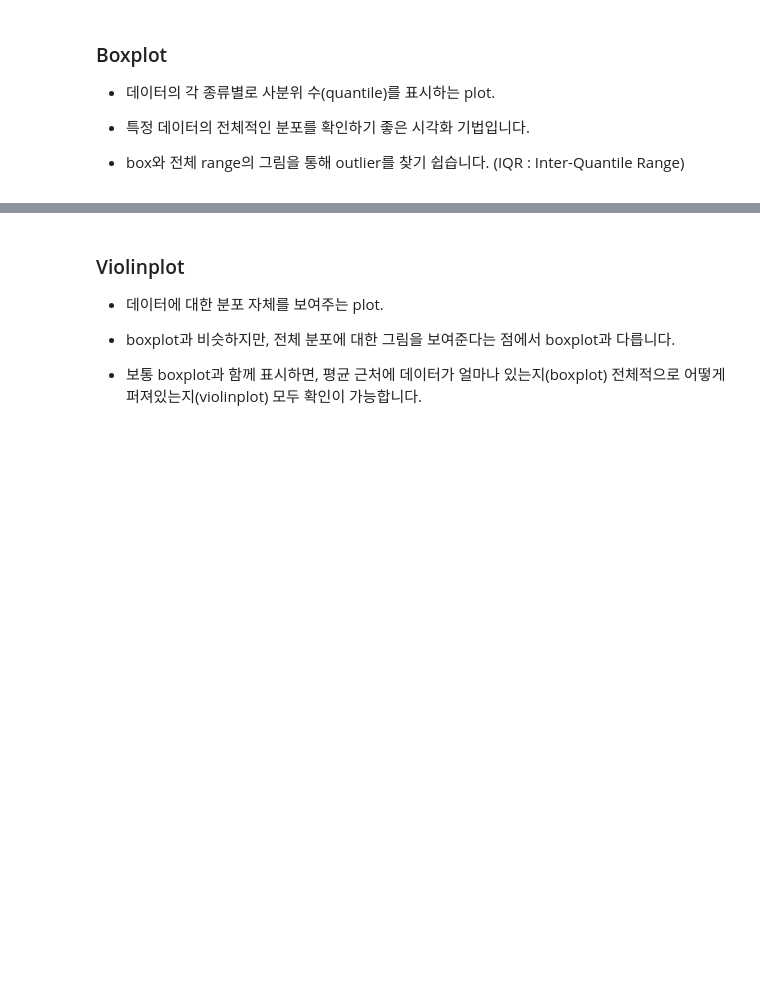
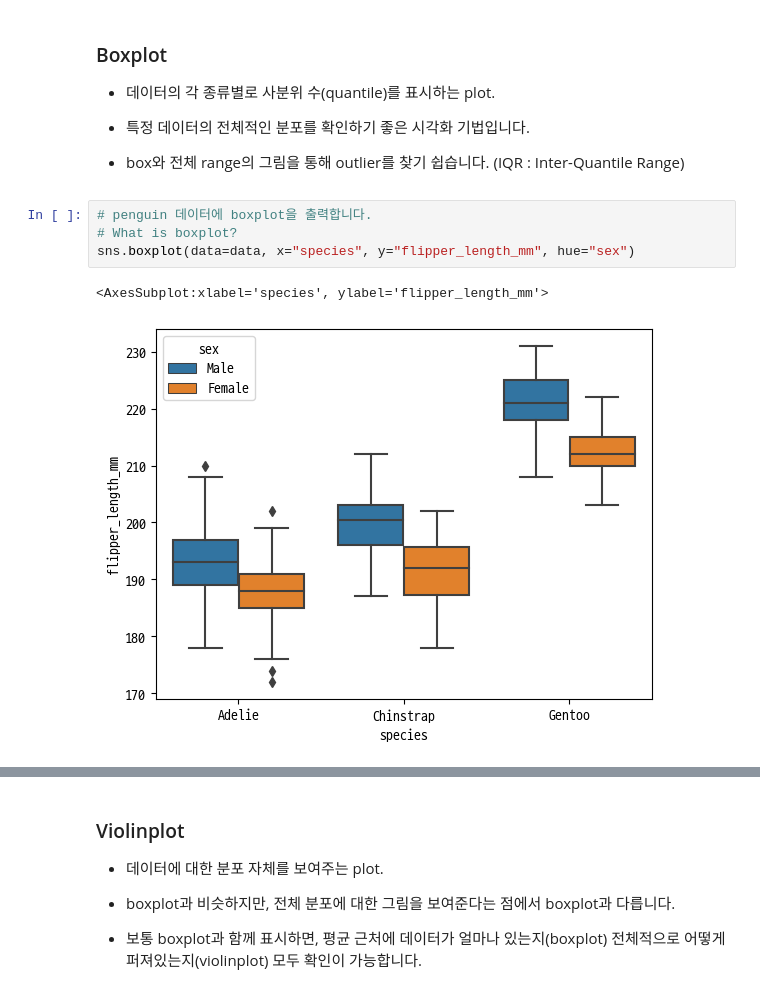
Before and after one commit to sainthm/MGS_AI_DS, a Jupyter notebook: YDK/Python_Basics_and_Data_Analysis/1. 데이터 시각화 Seaborn.ipynb, the cells around one changed output, grey strips where cells are left out. Saved outputs shown, nothing was run; the diff lists cells and outputs as text; blank space fills up the shorter version.

```diff
--- a/YDK/Python_Basics_and_Data_Analysis/1. 데이터 시각화 Seaborn.ipynb
+++ b/YDK/Python_Basics_and_Data_Analysis/1. 데이터 시각화 Seaborn.ipynb
@@ -158,5 +173,12 @@ e.g. displot(kind="hist")
 
 
 - box와 전체 range의 그림을 통해 outlier를 찾기 쉽습니다. (IQR : Inter-Quantile Range)
+# %%
+# penguin 데이터에 boxplot을 출력합니다.
+# What is boxplot?
+sns.boxplot(data=data, x="species", y="flipper_length_mm", hue="sex")
+# %% [output]
+<AxesSubplot:xlabel='species', ylabel='flipper_length_mm'>
+[figure, added]
 # %%
 # penguin 데이터에 boxplot을 출력합니다.
```
Also changed, not shown: parts of 18 cells of this notebook.
